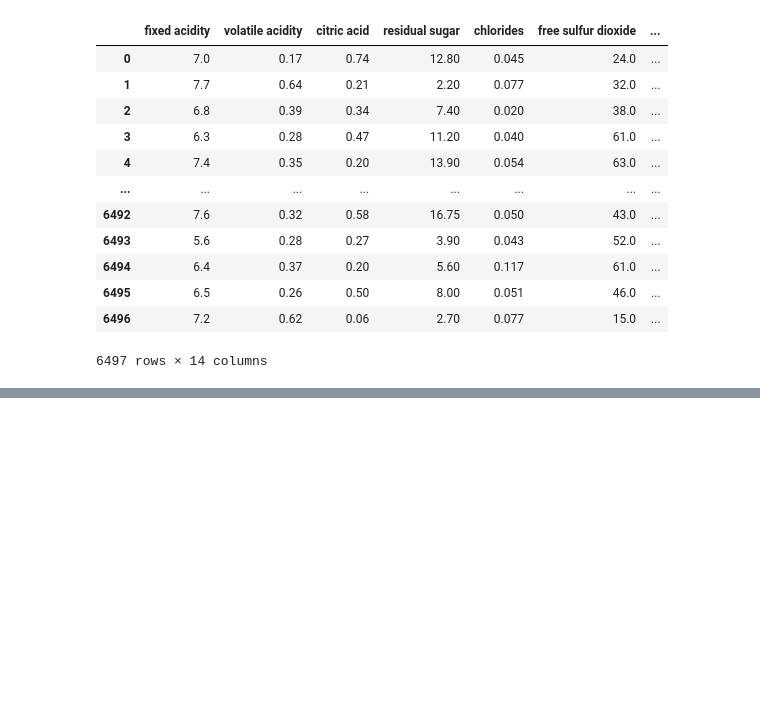
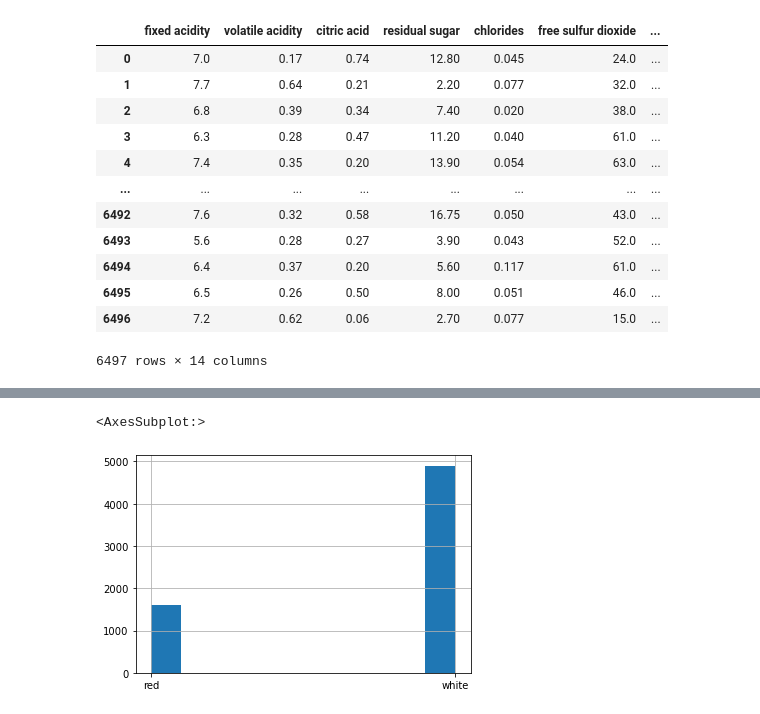
Before and after one commit to chiragpatel500/BlueBerry-Project, a Jupyter notebook: BlueBerry.ipynb, the cells around one changed output, grey strips where cells are left out. Drawn from its saved outputs; the diff is of its cells as text; code cells hidden in the pictures; blank space fills up the shorter version.

```diff
--- a/BlueBerry.ipynb
+++ b/BlueBerry.ipynb
@@ -123,0 +241,3 @@ wines
+# %%
+wines = pd.concat([red_wine,white_wine])
+wines
@@ -123,0 +258,5 @@ wines
+# %%
+wines.wine_type.hist()
+# %% [output]
+<AxesSubplot:>
+[figure, added]
```
Also changed, not shown: parts of 9 cells of this notebook.
